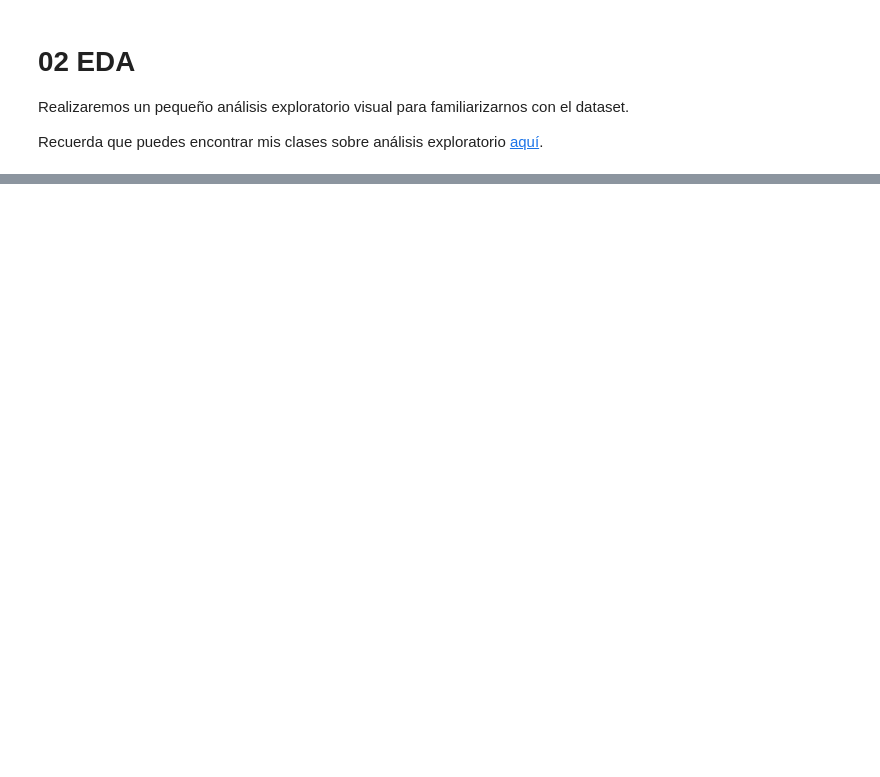
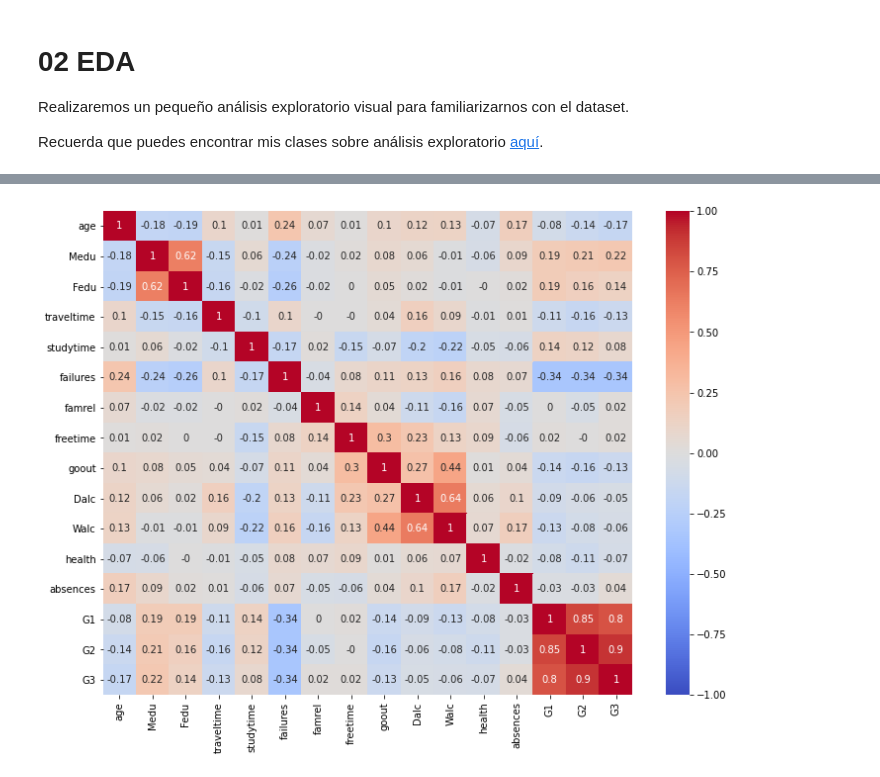
Before and after one commit to JotaBlanco/TheValley, a Jupyter notebook: Arboles/Clase_02_Arboles/02_B_Preparando_Datos_para_Árboles_de_Decisión.ipynb, the cells around one changed output, grey strips where cells are left out. Cells and saved outputs as stored; diff of their text form; code cells hidden in the pictures; blank space fills up the shorter version.

```diff
--- a/Arboles/Clase_02_Arboles/02_B_Preparando_Datos_para_Árboles_de_Decisión.ipynb
+++ b/Arboles/Clase_02_Arboles/02_B_Preparando_Datos_para_Árboles_de_Decisión.ipynb
@@ -36,7 +39,7 @@ Podéis encontrar el archivo listo para importar en mi github: 'https://raw.gith
 Importa este dataset en un dataframe llamado **df**.
 # %%
 # Url archivo raw
-url = 'https://raw.githubusercontent.com/JotaBlanco/TheValley/main/Data/fetal_health.csv'
+url =  'https://raw.githubusercontent.com/JotaBlanco/TheValley/main/Data/Notas_Estudiantes.csv'
 
 # Importa csv
 df = pd.read_csv(url)
@@ -351,0 +93,9 @@ print('Precisión de arbol depth=20 es de ',accuracy_score(y, prediccion_20))
+# %%
+df_2 = df.copy(deep=True)
+
+prop_nulos = 0.05
+for col in df.columns[:-3]:
+  indice_para_nulos = df_2.sample(frac=prop_nulos, replace=False).index
+  df_2.loc[indice_para_nulos,col] = np.NaN
+
+df_2.head(10)
@@ -351,0 +148,9 @@ print('Precisión de arbol depth=20 es de ',accuracy_score(y, prediccion_20))
+# %%
+# Visualización coeficientes Pearson
+plt.figure(figsize=(12,9))
+sns.heatmap(np.round(df_2.corr(),2),
+            vmin=-1, vmax=1,
+            annot=True, cmap="coolwarm")
+plt.show()
+# %% [output]
+[figure, added]
```
Also changed, not shown: parts of 129 cells of this notebook.
